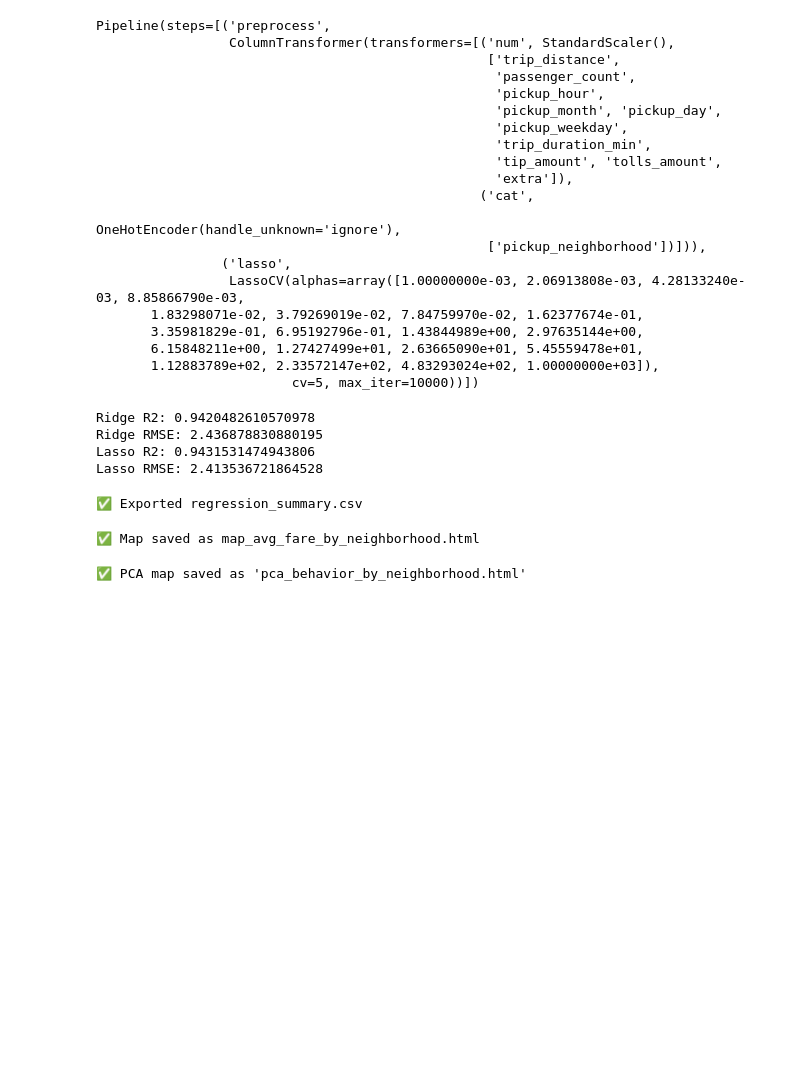
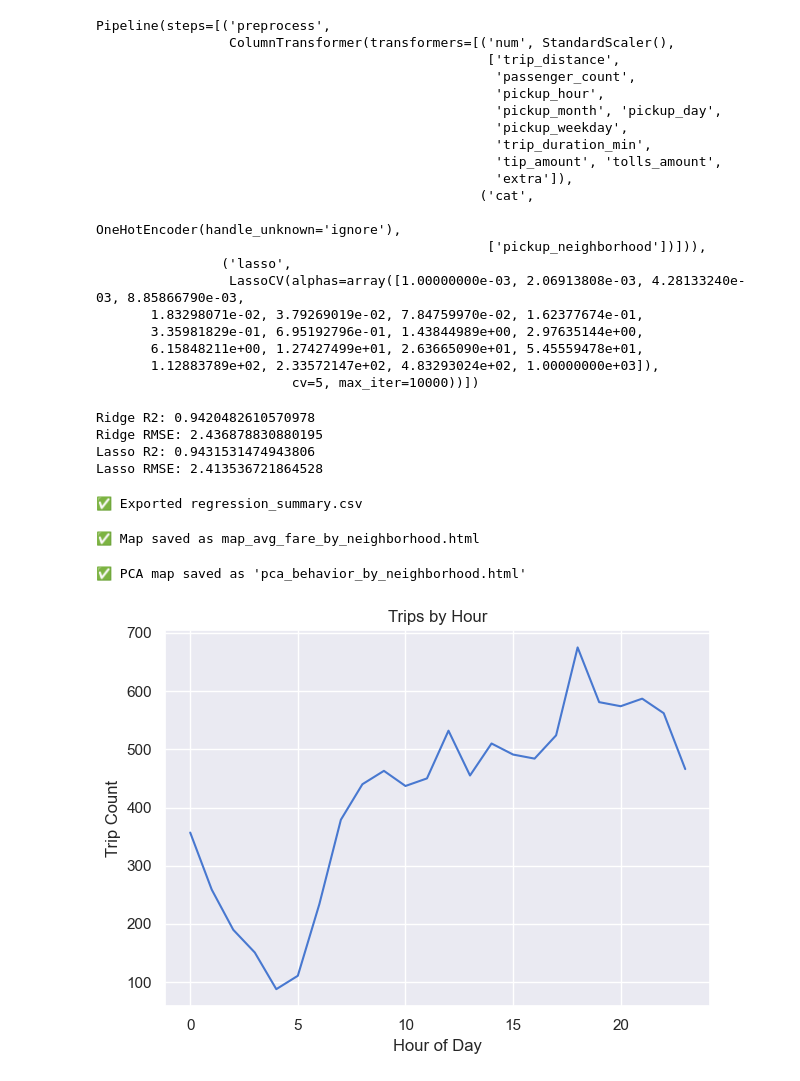
Before and after one commit to chriskorol/NYC, a Jupyter notebook: taxi_analysis.ipynb, the cells around one changed output. Saved outputs shown, nothing was run; the diff lists cells and outputs as text; code cells hidden in the pictures; blank space fills up the shorter version.

Commit message:
Add temporal analysis: hourly, seasonal, holiday trends

```diff
--- a/taxi_analysis.ipynb
+++ b/taxi_analysis.ipynb
@@ -786,3 +786,41 @@ m.save("pca_behavior_by_neighborhood.html")
 print("✅ PCA map saved as 'pca_behavior_by_neighborhood.html'")
 # %% [output]
 ✅ PCA map saved as 'pca_behavior_by_neighborhood.html'
+# %%
+import pandas as pd
+import seaborn as sns
+import matplotlib.pyplot as plt
+import holidays
+
+# Load and prepare data
+df = pd.read_csv("sampled_taxi_data_with_neighborhood.csv", parse_dates=['tpep_pickup_datetime'])
+df['year'] = df['tpep_pickup_datetime'].dt.year
+df['pickup_hour'] = df['tpep_pickup_datetime'].dt.hour
+df['pickup_day'] = df['tpep_pickup_datetime'].dt.day
+df['pickup_month'] = df['tpep_pickup_datetime'].dt.month
+df['pickup_weekday'] = df['tpep_pickup_datetime'].dt.dayofweek
+
+# Add holiday and weekend
+us_holidays = holidays.US(years=[2015, 2016])
+df['is_holiday'] = df['tpep_pickup_datetime'].dt.date.isin(us_holidays)
+df['is_weekend'] = df['pickup_weekday'] >= 5
+
+# Season
+def get_season(month):
+    return ('Winter' if month in [12,1,2] else
+            'Spring' if month in [3,4,5] else
+            'Summer' if month in [6,7,8] else 'Fall')
+df['season'] = df['pickup_month'].apply(get_season)
+
+# Set style
+sns.set_theme(style='darkgrid', palette='muted')
+# %%
+df_hourly = df['pickup_hour'].value_counts().sort_index().reset_index()
+df_hourly.columns = ['pickup_hour', 'count']
+
+sns.set_theme(style='darkgrid', palette='muted')
+sns.lineplot(data=df_hourly, x='pickup_hour', y='count').set(
+    title='Trips by Hour', xlabel='Hour of Day', ylabel='Trip Count')
+plt.tight_layout(); plt.savefig('trips_by_hour.png'); plt.show()
+# %% [output]
+[figure, added]
```
Also changed, not shown: parts of 6 cells of this notebook.
